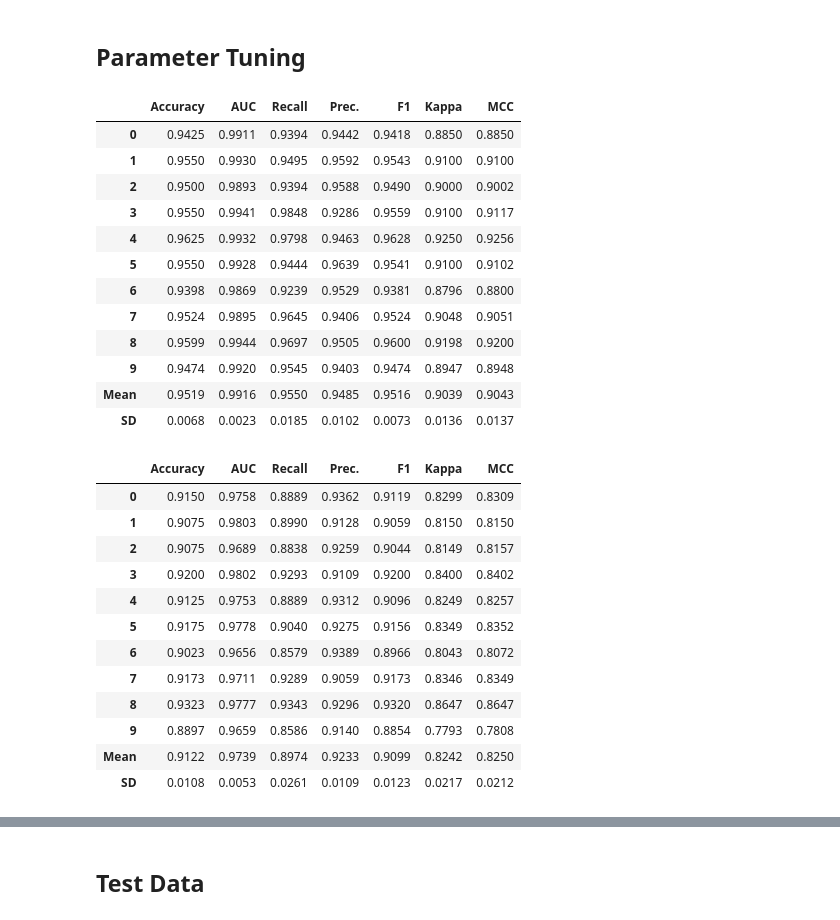
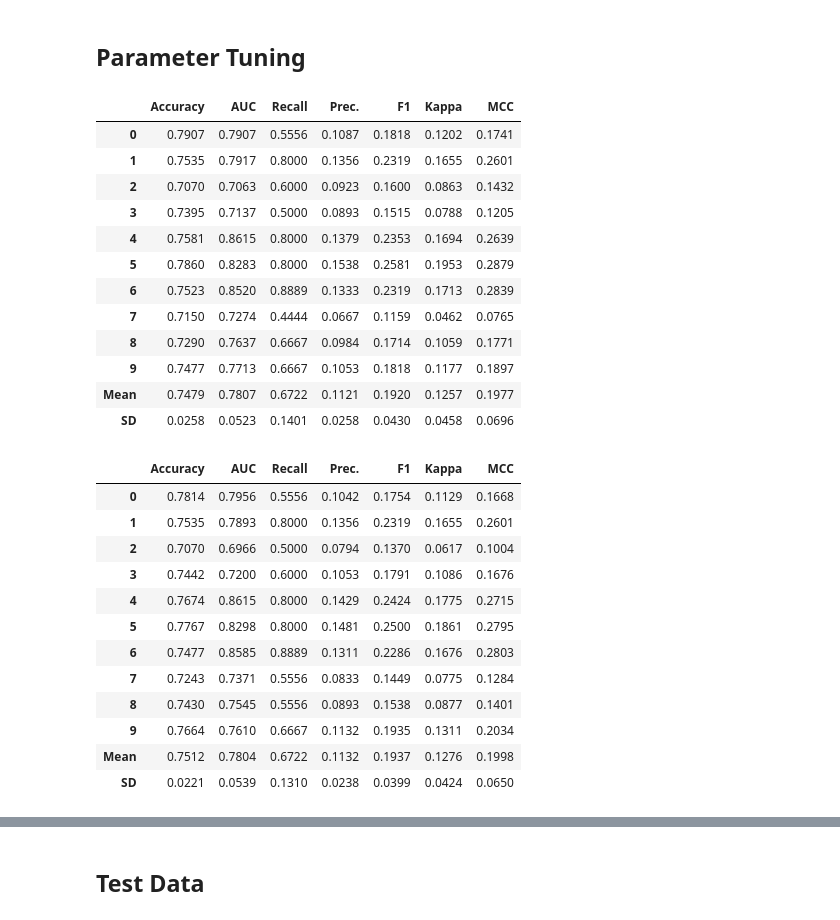
Before and after one commit to SDLoyd/Stroke, a Jupyter notebook: code/stroke.ipynb, the cells around one changed output, grey strips where cells are left out. Cells and saved outputs as stored; diff of their text form; code cells hidden in the pictures.

```diff
--- a/code/stroke.ipynb
+++ b/code/stroke.ipynb
@@ -339,37 +344,37 @@ XGBClassifier(base_score=0.5, booster='gbtree', colsample_bylevel=1,
 ## Parameter Tuning
 # %%
 # Select best model
-xgboost = create_model('xgboost')
+pmt_model = create_model('lr')
 # %% [output]
 |  | Accuracy | AUC | Recall | Prec. | F1 | Kappa | MCC |
-| 0 | 0.9425 | 0.9911 | 0.9394 | 0.9442 | 0.9418 | 0.8850 | 0.8850 |
-| 1 | 0.9550 | 0.9930 | 0.9495 | 0.9592 | 0.9543 | 0.9100 | 0.9100 |
-| 2 | 0.9500 | 0.9893 | 0.9394 | 0.9588 | 0.9490 | 0.9000 | 0.9002 |
-| 3 | 0.9550 | 0.9941 | 0.9848 | 0.9286 | 0.9559 | 0.9100 | 0.9117 |
-| 4 | 0.9625 | 0.9932 | 0.9798 | 0.9463 | 0.9628 | 0.9250 | 0.9256 |
-| 5 | 0.9550 | 0.9928 | 0.9444 | 0.9639 | 0.9541 | 0.9100 | 0.9102 |
-| 6 | 0.9398 | 0.9869 | 0.9239 | 0.9529 | 0.9381 | 0.8796 | 0.8800 |
-| 7 | 0.9524 | 0.9895 | 0.9645 | 0.9406 | 0.9524 | 0.9048 | 0.9051 |
-| 8 | 0.9599 | 0.9944 | 0.9697 | 0.9505 | 0.9600 | 0.9198 | 0.9200 |
-| 9 | 0.9474 | 0.9920 | 0.9545 | 0.9403 | 0.9474 | 0.8947 | 0.8948 |
-| Mean | 0.9519 | 0.9916 | 0.9550 | 0.9485 | 0.9516 | 0.9039 | 0.9043 |
-| SD | 0.0068 | 0.0023 | 0.0185 | 0.0102 | 0.0073 | 0.0136 | 0.0137 |
+| 0 | 0.7907 | 0.7907 | 0.5556 | 0.1087 | 0.1818 | 0.1202 | 0.1741 |
+| 1 | 0.7535 | 0.7917 | 0.8000 | 0.1356 | 0.2319 | 0.1655 | 0.2601 |
+| 2 | 0.7070 | 0.7063 | 0.6000 | 0.0923 | 0.1600 | 0.0863 | 0.1432 |
+| 3 | 0.7395 | 0.7137 | 0.5000 | 0.0893 | 0.1515 | 0.0788 | 0.1205 |
+| 4 | 0.7581 | 0.8615 | 0.8000 | 0.1379 | 0.2353 | 0.1694 | 0.2639 |
+| 5 | 0.7860 | 0.8283 | 0.8000 | 0.1538 | 0.2581 | 0.1953 | 0.2879 |
+| 6 | 0.7523 | 0.8520 | 0.8889 | 0.1333 | 0.2319 | 0.1713 | 0.2839 |
+| 7 | 0.7150 | 0.7274 | 0.4444 | 0.0667 | 0.1159 | 0.0462 | 0.0765 |
+| 8 | 0.7290 | 0.7637 | 0.6667 | 0.0984 | 0.1714 | 0.1059 | 0.1771 |
+| 9 | 0.7477 | 0.7713 | 0.6667 | 0.1053 | 0.1818 | 0.1177 | 0.1897 |
+| Mean | 0.7479 | 0.7807 | 0.6722 | 0.1121 | 0.1920 | 0.1257 | 0.1977 |
+| SD | 0.0258 | 0.0523 | 0.1401 | 0.0258 | 0.0430 | 0.0458 | 0.0696 |
 # %%
 # Find best parameters
-xgboost = tune_model(xgboost,optimize = 'Prec.')
+pmt_model = tune_model(pmt_model,optimize='Recall')
 # %% [output]
 |  | Accuracy | AUC | Recall | Prec. | F1 | Kappa | MCC |
-| 0 | 0.9150 | 0.9758 | 0.8889 | 0.9362 | 0.9119 | 0.8299 | 0.8309 |
-| 1 | 0.9075 | 0.9803 | 0.8990 | 0.9128 | 0.9059 | 0.8150 | 0.8150 |
-| 2 | 0.9075 | 0.9689 | 0.8838 | 0.9259 | 0.9044 | 0.8149 | 0.8157 |
-| 3 | 0.9200 | 0.9802 | 0.9293 | 0.9109 | 0.9200 | 0.8400 | 0.8402 |
-| 4 | 0.9125 | 0.9753 | 0.8889 | 0.9312 | 0.9096 | 0.8249 | 0.8257 |
-| 5 | 0.9175 | 0.9778 | 0.9040 | 0.9275 | 0.9156 | 0.8349 | 0.8352 |
-| 6 | 0.9023 | 0.9656 | 0.8579 | 0.9389 | 0.8966 | 0.8043 | 0.8072 |
-| 7 | 0.9173 | 0.9711 | 0.9289 | 0.9059 | 0.9173 | 0.8346 | 0.8349 |
-| 8 | 0.9323 | 0.9777 | 0.9343 | 0.9296 | 0.9320 | 0.8647 | 0.8647 |
-| 9 | 0.8897 | 0.9659 | 0.8586 | 0.9140 | 0.8854 | 0.7793 | 0.7808 |
-| Mean | 0.9122 | 0.9739 | 0.8974 | 0.9233 | 0.9099 | 0.8242 | 0.8250 |
-| SD | 0.0108 | 0.0053 | 0.0261 | 0.0109 | 0.0123 | 0.0217 | 0.0212 |
+| 0 | 0.7814 | 0.7956 | 0.5556 | 0.1042 | 0.1754 | 0.1129 | 0.1668 |
+| 1 | 0.7535 | 0.7893 | 0.8000 | 0.1356 | 0.2319 | 0.1655 | 0.2601 |
+| 2 | 0.7070 | 0.6966 | 0.5000 | 0.0794 | 0.1370 | 0.0617 | 0.1004 |
+| 3 | 0.7442 | 0.7200 | 0.6000 | 0.1053 | 0.1791 | 0.1086 | 0.1676 |
+| 4 | 0.7674 | 0.8615 | 0.8000 | 0.1429 | 0.2424 | 0.1775 | 0.2715 |
+| 5 | 0.7767 | 0.8298 | 0.8000 | 0.1481 | 0.2500 | 0.1861 | 0.2795 |
+| 6 | 0.7477 | 0.8585 | 0.8889 | 0.1311 | 0.2286 | 0.1676 | 0.2803 |
+| 7 | 0.7243 | 0.7371 | 0.5556 | 0.0833 | 0.1449 | 0.0775 | 0.1284 |
+| 8 | 0.7430 | 0.7545 | 0.5556 | 0.0893 | 0.1538 | 0.0877 | 0.1401 |
+| 9 | 0.7664 | 0.7610 | 0.6667 | 0.1132 | 0.1935 | 0.1311 | 0.2034 |
+| Mean | 0.7512 | 0.7804 | 0.6722 | 0.1132 | 0.1937 | 0.1276 | 0.1998 |
+| SD | 0.0221 | 0.0539 | 0.1310 | 0.0238 | 0.0399 | 0.0424 | 0.0650 |
 # %%
 # Lets look at them
```
Also changed, not shown: parts of 30 cells of this notebook.
